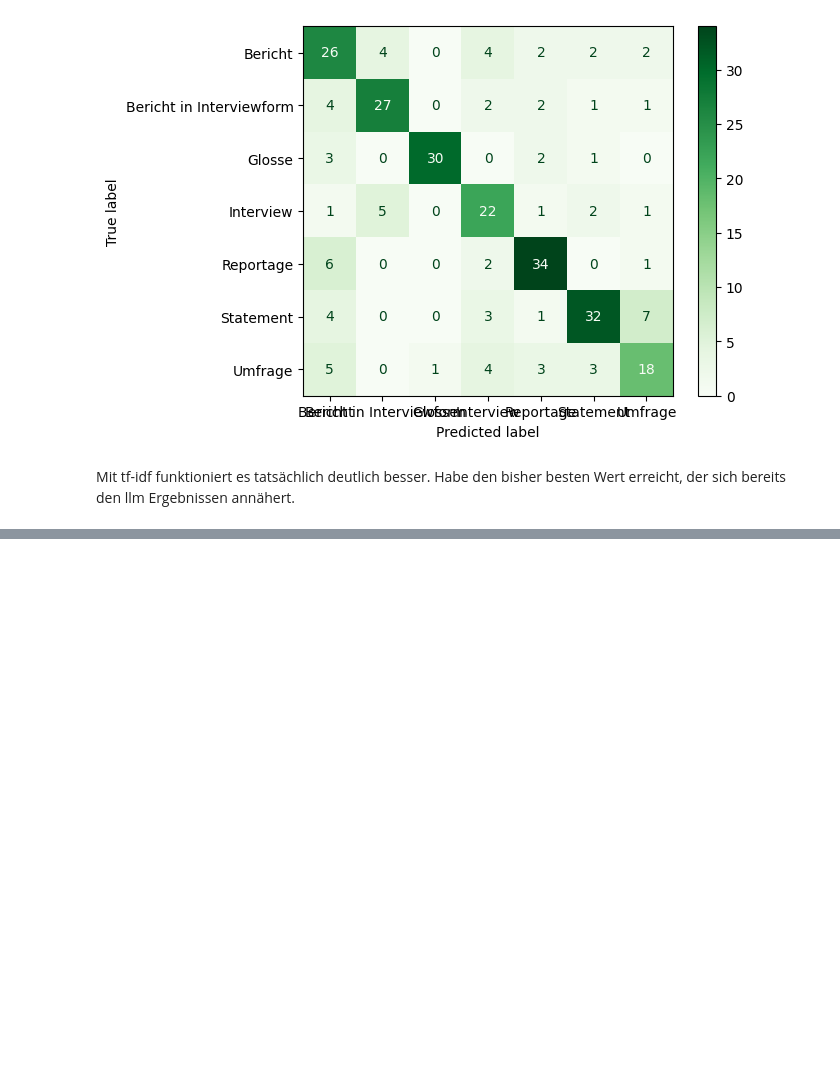
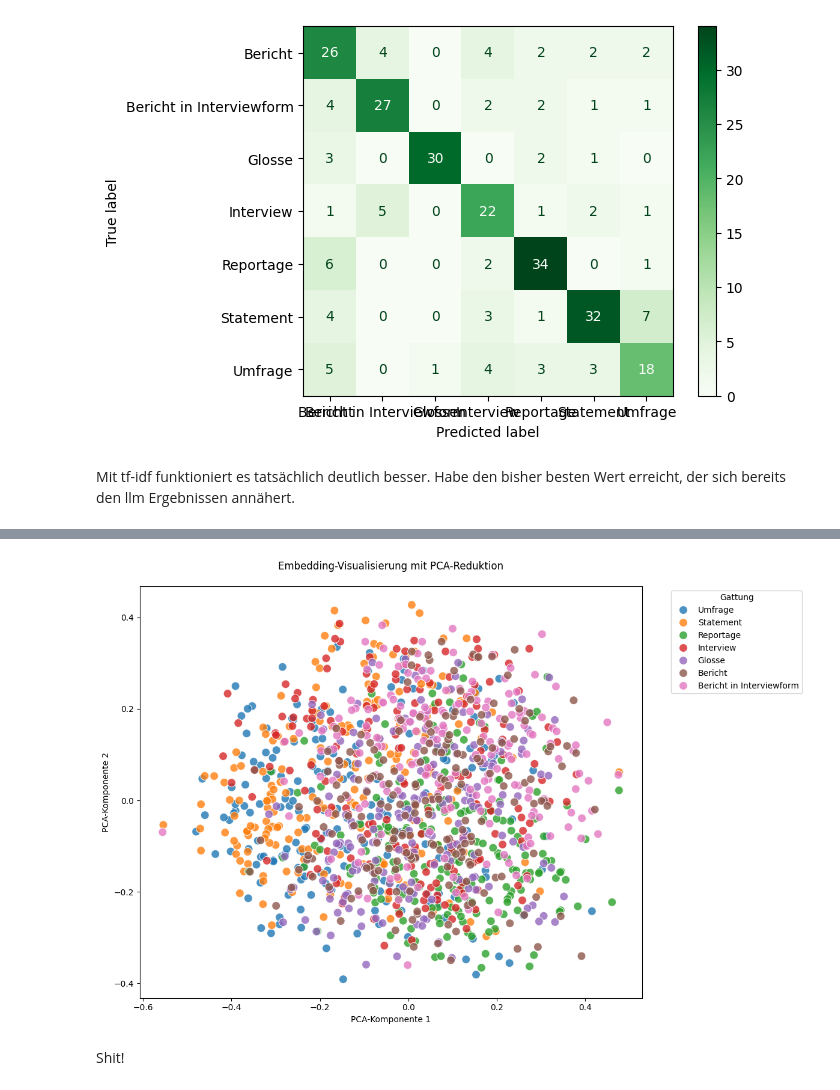
Before and after one commit to jaeniboy/nlp-genres, a Jupyter notebook: text_classification.ipynb, the cells around one changed output, grey strips where cells are left out. Drawn from its saved outputs; the diff is of its cells as text; code cells hidden in the pictures; blank space fills up the shorter version.

```diff
--- a/text_classification.ipynb
+++ b/text_classification.ipynb
@@ -832,0 +874,34 @@ Bester Score: 0.6238361266294228
+# %%
+df['embedding_floats'] = df['embedding'].str.strip().str.split(',').apply(
+    lambda x: [float(i) for i in x]
+)
+# %%
+embeddings = np.vstack(df['embedding_floats'].values)
+# %%
+pca = PCA(n_components=2)
+embeddings_2d = pca.fit_transform(embeddings)
+df["embedding_pca_x"] = embeddings_2d[:, 0]
+df["embedding_pca_y"] = embeddings_2d[:, 1]
+# %%
+plt.figure(figsize=(12, 8))
+sns.scatterplot(
+    data=df,
+    x='embedding_pca_x',
+    y='embedding_pca_y',
+    hue='gattung',
+    palette='tab10',
+    alpha=0.8,
+    s=100,
+    edgecolor='w'
+)
+
+plt.title('Embedding-Visualisierung mit PCA-Reduktion', pad=20)
+plt.xlabel('PCA-Komponente 1')
+plt.ylabel('PCA-Komponente 2')
+plt.legend(bbox_to_anchor=(1.05, 1), title='Gattung')
+plt.tight_layout()
+plt.show()
+# %% [output]
+[figure, added]
+# %% [markdown]
+Shit!
```
Also changed, not shown: parts of 32 cells of this notebook.
